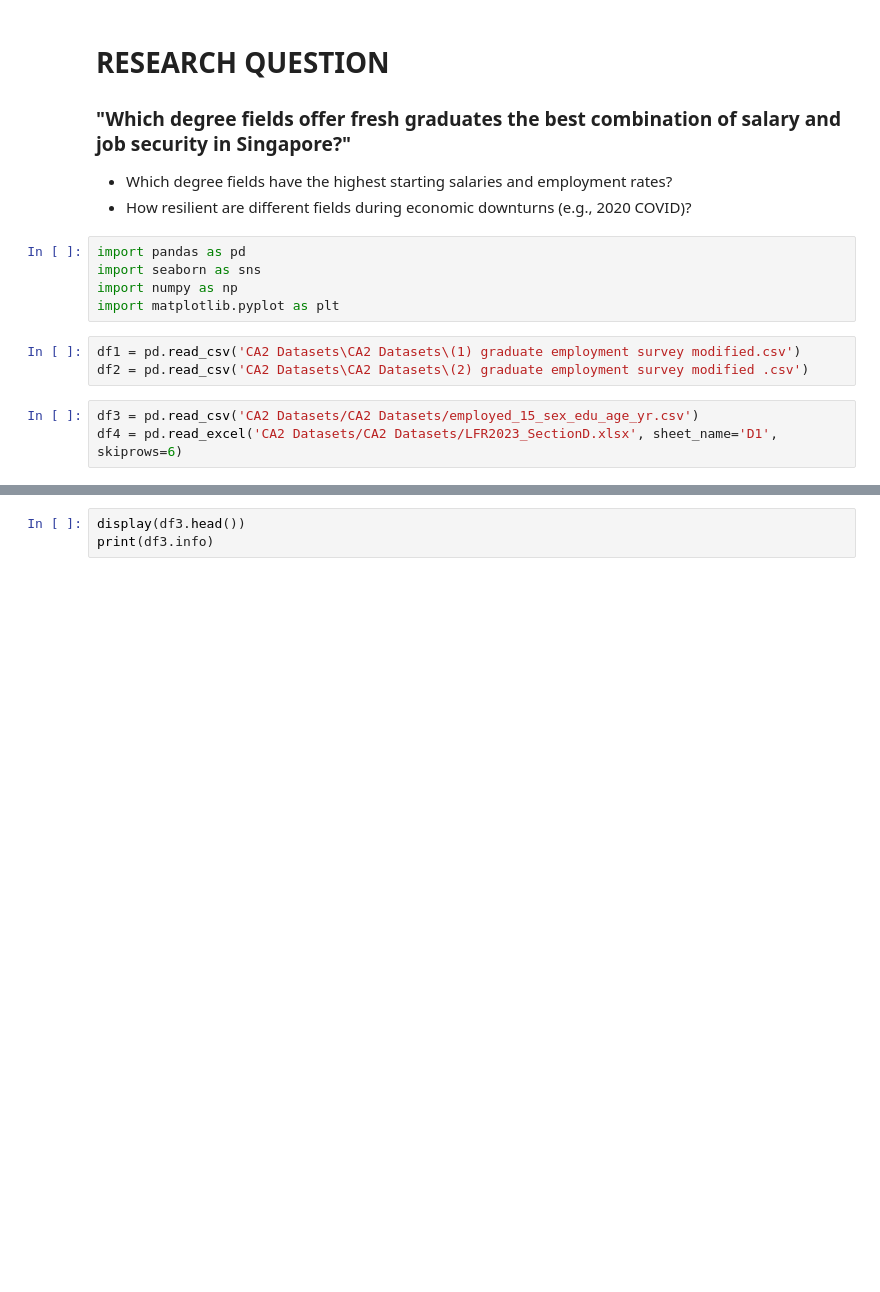
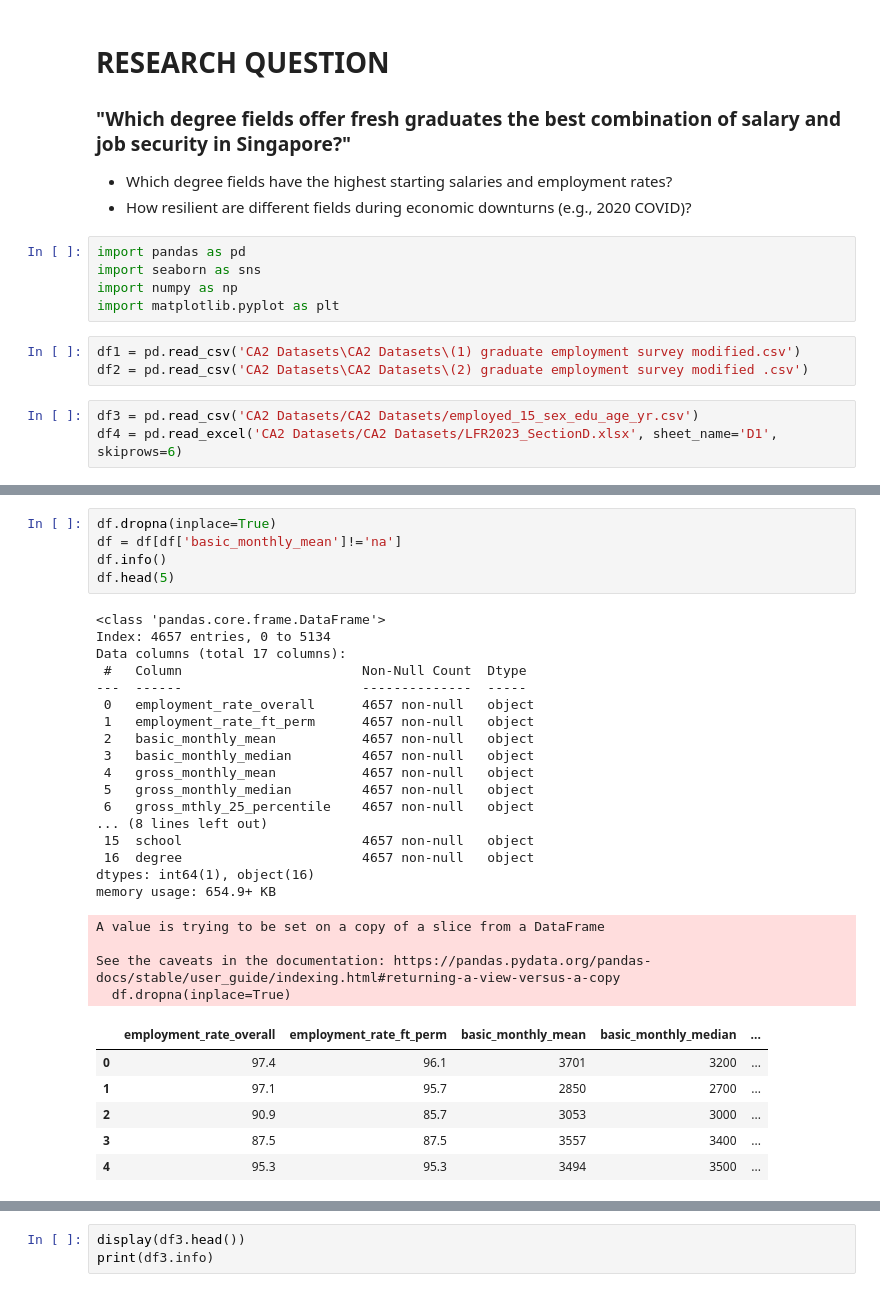
Before and after one commit to Elliot-C-2/pdas_ca2, a Jupyter notebook: ca2.ipynb, the cells around one changed output, grey strips where cells are left out. Drawn from its saved outputs; the diff is of its cells as text; blank space fills up the shorter version.

```diff
--- a/ca2.ipynb
+++ b/ca2.ipynb
@@ -26,0 +90,33 @@ df.info()
+# %%
+df.dropna(inplace=True)
+df = df[df['basic_monthly_mean']!='na']
+df.info()
+df.head(5)
+# %% [output]
+<class 'pandas.core.frame.DataFrame'>
+Index: 4657 entries, 0 to 5134
+Data columns (total 17 columns):
+ #   Column                       Non-Null Count  Dtype
+---  ------                       --------------  -----
+ 0   employment_rate_overall      4657 non-null   object
+ 1   employment_rate_ft_perm      4657 non-null   object
+ 2   basic_monthly_mean           4657 non-null   object
+ 3   basic_monthly_median         4657 non-null   object
+ 4   gross_monthly_mean           4657 non-null   object
+ 5   gross_monthly_median         4657 non-null   object
+ 6   gross_mthly_25_percentile    4657 non-null   object
+... (8 lines left out)
+ 15  school                       4657 non-null   object
+ 16  degree                       4657 non-null   object
+dtypes: int64(1), object(16)
+memory usage: 654.9+ KB
+A value is trying to be set on a copy of a slice from a DataFrame
+
+See the caveats in the documentation: https://pandas.pydata.org/pandas-docs/stable/user_guide/indexing.html#returning-a-view-versus-a-copy
+  df.dropna(inplace=True)
+|  | employment_rate_overall | employment_rate_ft_perm | basic_monthly_mean | basic_monthly_median | ... |
+| 0 | 97.4 | 96.1 | 3701 | 3200 | ... |
+| 1 | 97.1 | 95.7 | 2850 | 2700 | ... |
+| 2 | 90.9 | 85.7 | 3053 | 3000 | ... |
+| 3 | 87.5 | 87.5 | 3557 | 3400 | ... |
+| 4 | 95.3 | 95.3 | 3494 | 3500 | ... |
```
Also changed, not shown: parts of 7 cells of this notebook.
